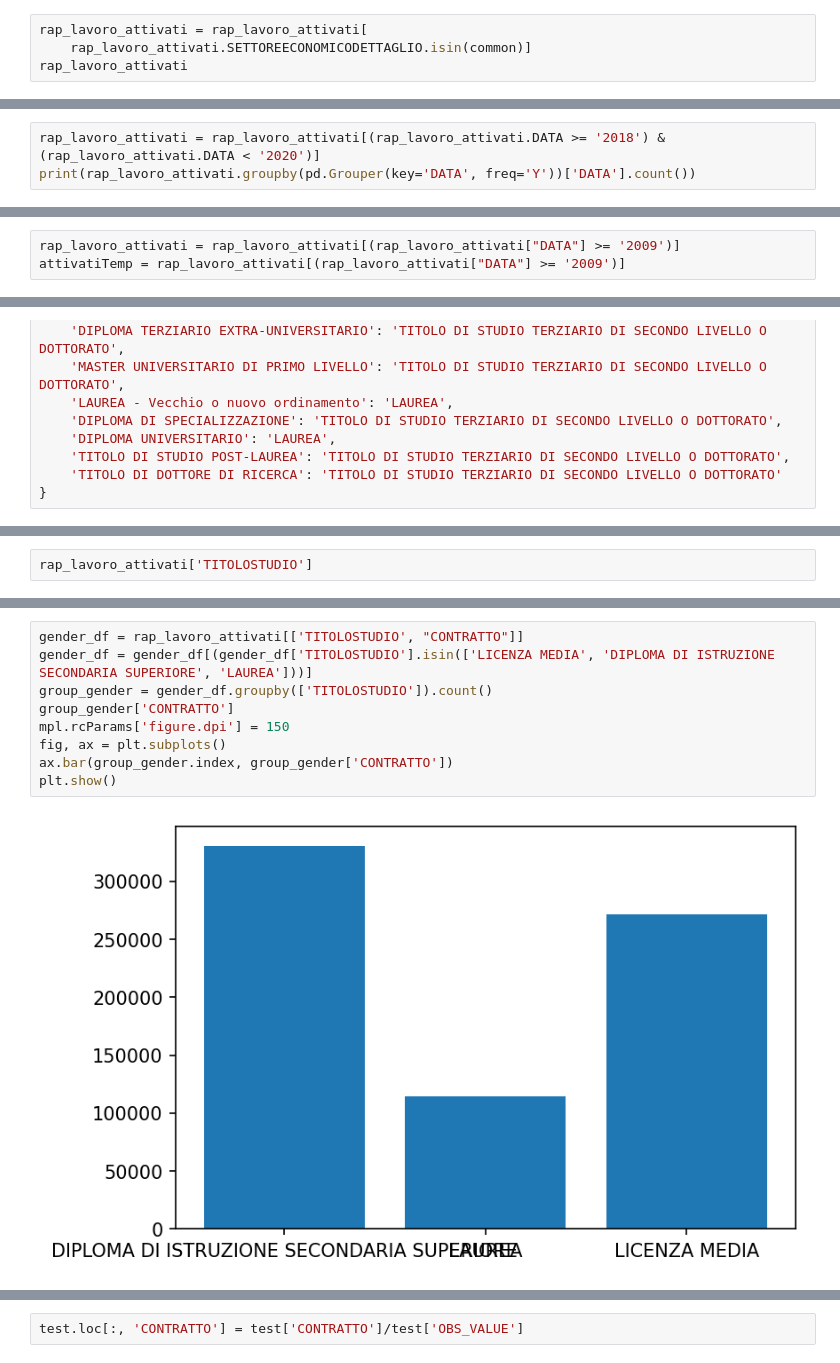
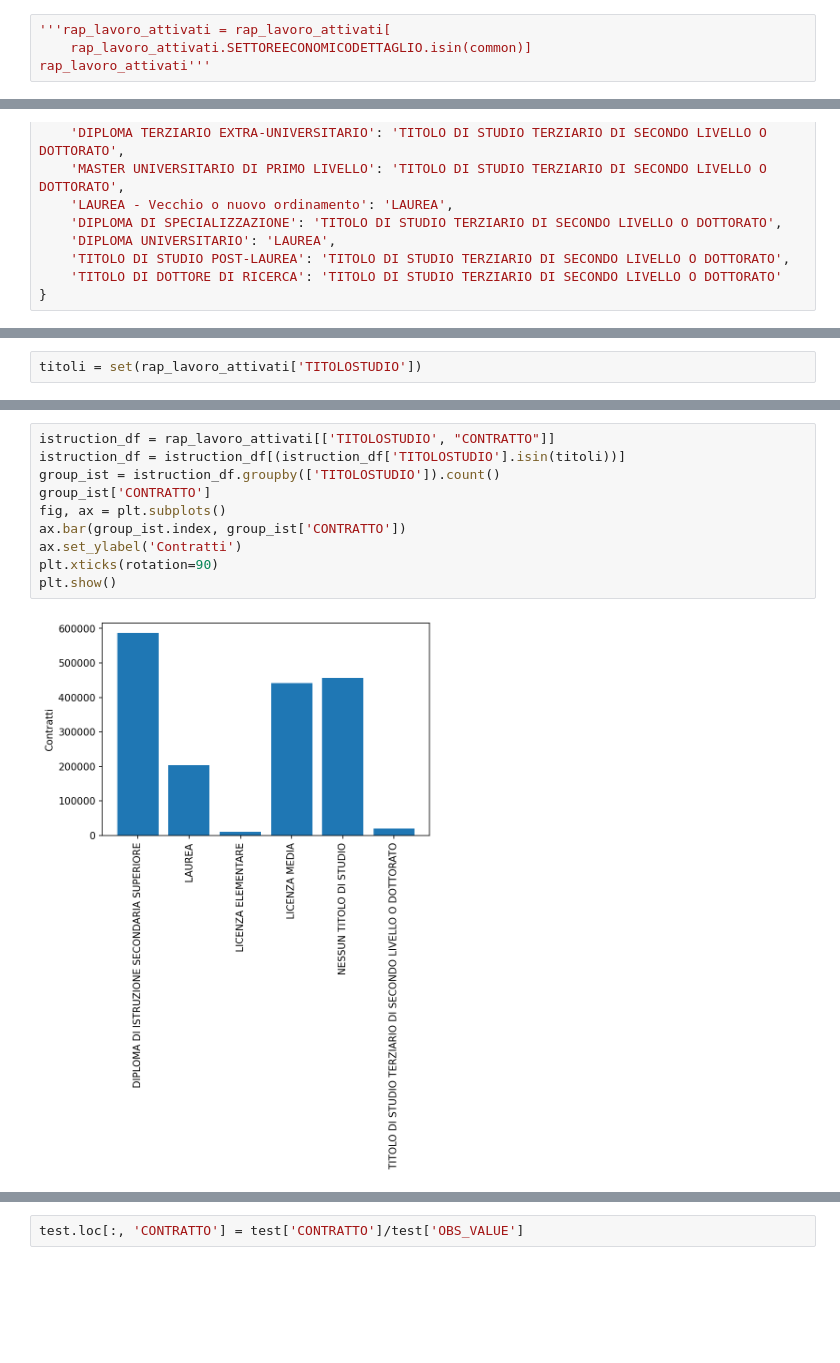
Before and after one commit to DragoE99/Drago-lamb_DataSforBusiness, a Jupyter notebook: DataSforBusiness_dragoLamb.ipynb, the cells around one changed output, grey strips where cells are left out. Saved outputs shown, nothing was run; the diff lists cells and outputs as text; blank space fills up the shorter version.

```diff
--- a/DataSforBusiness_dragoLamb.ipynb
+++ b/DataSforBusiness_dragoLamb.ipynb
@@ -290,5 +421,5 @@ sorted(sett_occur.items(), reverse=
 # %%
-rap_lavoro_attivati = rap_lavoro_attivati[
+'''rap_lavoro_attivati = rap_lavoro_attivati[
     rap_lavoro_attivati.SETTOREECONOMICODETTAGLIO.isin(common)]
-rap_lavoro_attivati
+rap_lavoro_attivati'''
 # %% [output]
@@ -355,3 +453,0 @@ Name: DATA, Length: 5630222, dtype: int64
-# %%
-rap_lavoro_attivati = rap_lavoro_attivati[(rap_lavoro_attivati.DATA >= '2018') & (rap_lavoro_attivati.DATA < '2020')]
-print(rap_lavoro_attivati.groupby(pd.Grouper(key='DATA', freq='Y'))['DATA'].count())
@@ -365,3 +453,0 @@ as is possible to see meany of the value have date between 2009 and 2022, so to
-# %%
-rap_lavoro_attivati = rap_lavoro_attivati[(rap_lavoro_attivati["DATA"] >= '2009')]
-attivatiTemp = rap_lavoro_attivati[(rap_lavoro_attivati["DATA"] >= '2009')]
@@ -673,2 +726,2 @@ Name: EDU_ATTAIN, Length: 1152, dtype: object
 # %%
-rap_lavoro_attivati['TITOLOSTUDIO']
+titoli = set(rap_lavoro_attivati['TITOLOSTUDIO'])
@@ -688,12 +728,13 @@ Name: TITOLOSTUDIO, Length: 1051923, dtype: object
 # %%
-gender_df = rap_lavoro_attivati[['TITOLOSTUDIO', "CONTRATTO"]]
-gender_df = gender_df[(gender_df['TITOLOSTUDIO'].isin(['LICENZA MEDIA', 'DIPLOMA DI ISTRUZIONE SECONDARIA SUPERIORE', 'LAUREA']))]
-group_gender = gender_df.groupby(['TITOLOSTUDIO']).count()
-group_gender['CONTRATTO']
-mpl.rcParams['figure.dpi'] = 150
+istruction_df = rap_lavoro_attivati[['TITOLOSTUDIO', "CONTRATTO"]]
+istruction_df = istruction_df[(istruction_df['TITOLOSTUDIO'].isin(titoli))]
+group_ist = istruction_df.groupby(['TITOLOSTUDIO']).count()
+group_ist['CONTRATTO']
 fig, ax = plt.subplots()
-ax.bar(group_gender.index, group_gender['CONTRATTO'])
+ax.bar(group_ist.index, group_ist['CONTRATTO'])
+ax.set_ylabel('Contratti')
+plt.xticks(rotation=90)
 plt.show()
 # %% [output]
-[figure, old version]
+[figure, new version]
 # %%
```
Also changed, not shown: parts of 70 cells of this notebook.
